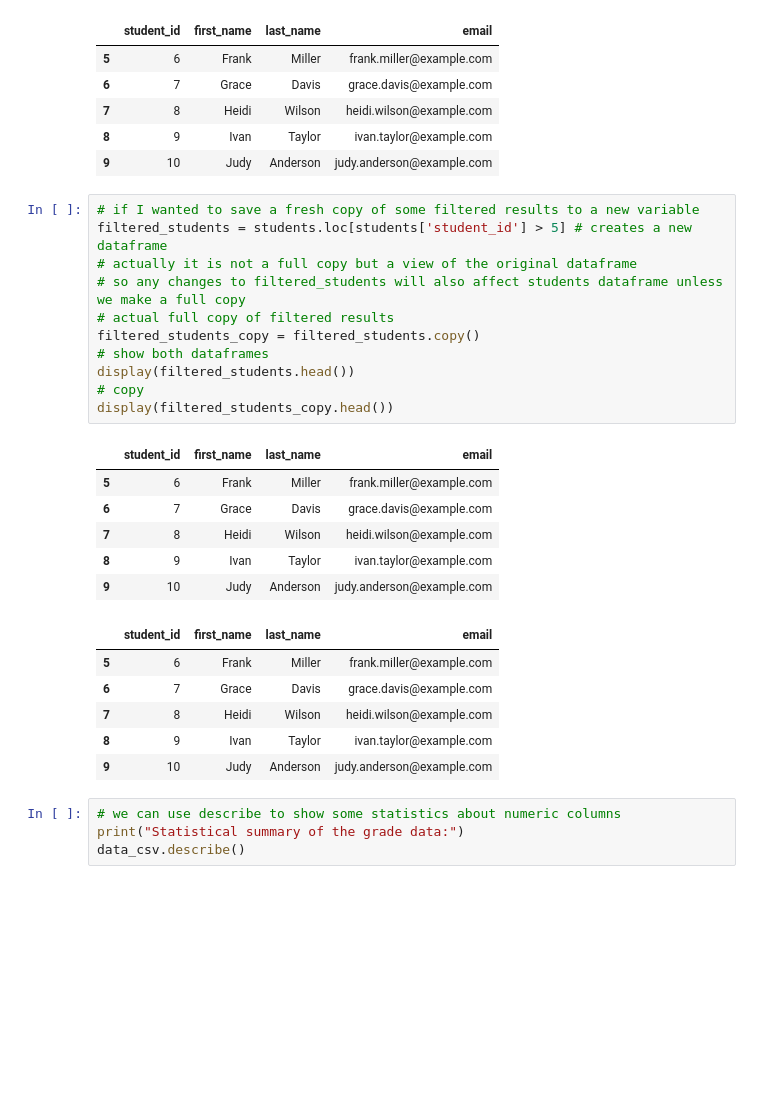
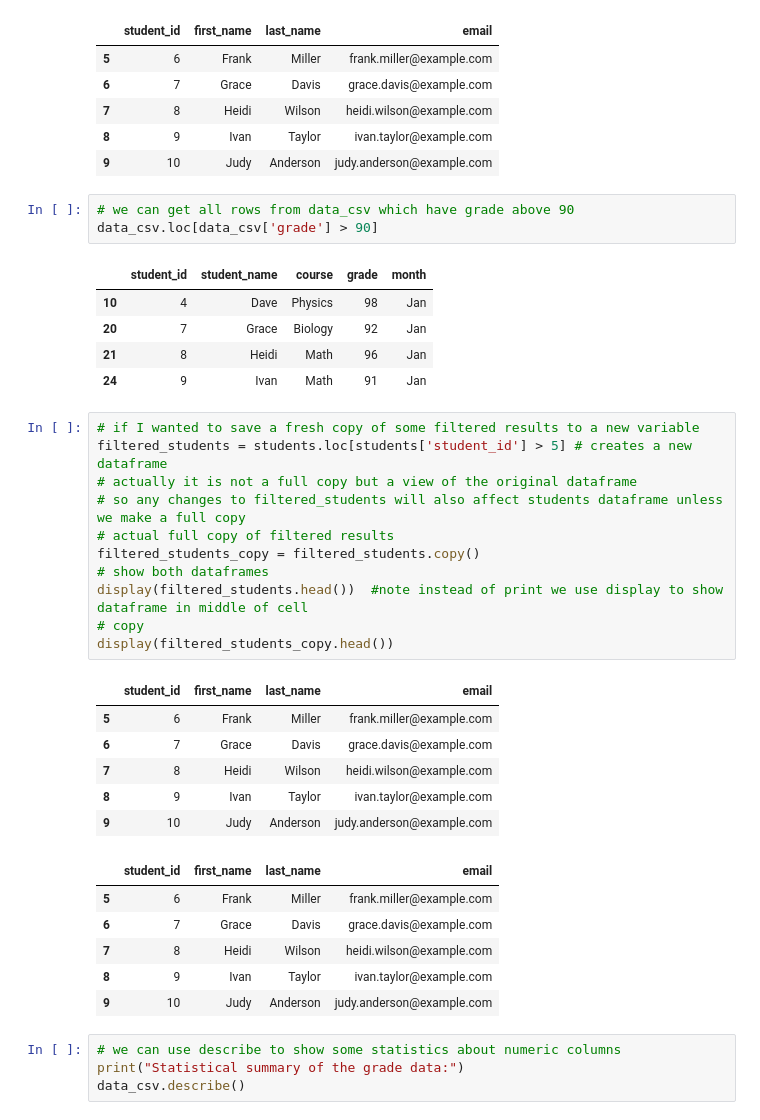
Before and after one commit to ValRCS/RTU_Automating_Tasks_With_Python, a Jupyter notebook: src/topic_4_excel_csv_pandas_sets/student_grades.ipynb, the cells around one changed output. Drawn from its saved outputs; the diff is of its cells as text; blank space fills up the shorter version.

```diff
--- a/src/topic_4_excel_csv_pandas_sets/student_grades.ipynb
+++ b/src/topic_4_excel_csv_pandas_sets/student_grades.ipynb
@@ -249,6 +270,15 @@ students.loc[students['student_id'] > 5]
 | 7 | 8 | Heidi | Wilson | heidi.wilson@example.com |
 | 8 | 9 | Ivan | Taylor | ivan.taylor@example.com |
 | 9 | 10 | Judy | Anderson | judy.anderson@example.com |
+# %%
+# we can get all rows from data_csv which have grade above 90
+data_csv.loc[data_csv['grade'] > 90]
+# %% [output]
+|  | student_id | student_name | course | grade | month |
+| 10 | 4 | Dave | Physics | 98 | Jan |
+| 20 | 7 | Grace | Biology | 92 | Jan |
+| 21 | 8 | Heidi | Math | 96 | Jan |
+| 24 | 9 | Ivan | Math | 91 | Jan |
 # %%
 # if I wanted to save a fresh copy of some filtered results to a new variable
 filtered_students = students.loc[students['student_id'] > 5] # creates a new dataframe
@@ -257,7 +287,7 @@ filtered_students = students.loc[students['student_id'] > 5] # creates a new dat
 # actual full copy of filtered results
 filtered_students_copy = filtered_students.copy()
 # show both dataframes
-display(filtered_students.head())
+display(filtered_students.head())  #note instead of print we use display to show dataframe in middle of cell
 # copy
 display(filtered_students_copy.head())
 # %% [output]
```
Also changed, not shown: parts of 13 cells of this notebook.
